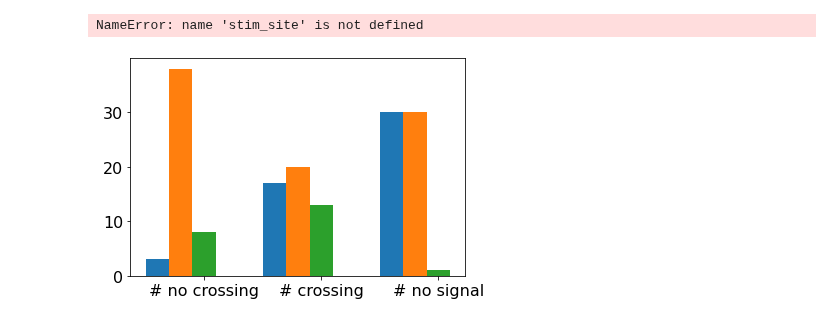
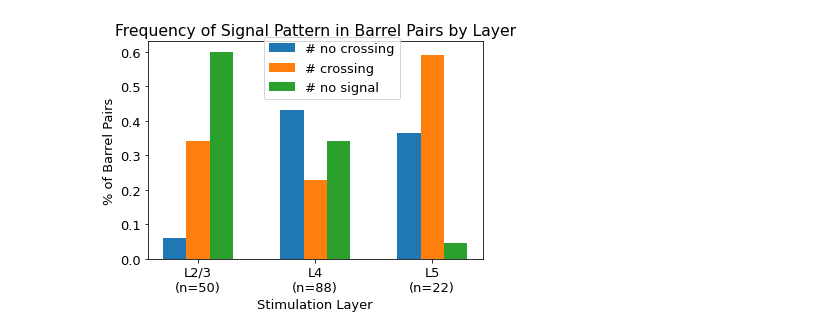
Before and after one commit to john-judge/TSM-to-ZDA, a Jupyter notebook: Figures_June2023.ipynb, the cells around one changed output. Saved outputs shown, nothing was run; the diff lists cells and outputs as text; code cells hidden in the pictures.

```diff
--- a/Figures_June2023.ipynb
+++ b/Figures_June2023.ipynb
@@ -9,38 +9,46 @@ import pandas as pd
 # %%
 data_dir = "C:/Users/jjudge3/Desktop/Data/mm_full_pipeline_targets/"
 
-plt.rcParams.update({'font.size': 16})
+plt.rcParams.update({'font.size': 13})
 #plt.rcParams['figure.figsize'] = [20, 12]
-# %%
-# Results 2/8/23 - 6/9/23
-# in format # no crossing, # crossing, # no signal
-crossing_data = {
-    "L2/3": [3, 17, 30],
-    "L4": [38, 20, 30],
-    "L5": [8, 13, 1]
-}
-
-labels = [x for x in crossing_data.keys()]
-
-# plot this as bars
-plt.clf()
-i = 0
-for layer in crossing_data:
-    x = np.arange(3)
-    plt.bar(x + (i-1) * 0.2,
-            crossing_data[layer],
-            0.2,
-            label=layer,
-            tick_label=['# no crossing', '# crossing', '# no signal'])
-    i += 1
-
-plt.title("")
-plt.xlabel("Layer/Barrel Site")
-plt.ylabel("Latency (ms) / SNR")
-plt.xticks(rotation='vertical')
-plt.legend()
-plt.savefig(data_dir + "results_count_prelim_6-9-23.png")
-plt.show()
-# %% [output]
-NameError: name 'stim_site' is not defined
-[figure, removed]
+# %%
+# Results 2/8/23 - 6/9/23
+# in format # no crossing, # crossing, # no signal; l2/3, L4, L5
+crossing_data = {
+    "# no crossing": [3 / 50, 38 / 88,  8 / 22],
+    '# crossing': [17 / 50,   20 / 88,  13 / 22],
+    '# no signal': [30 / 50,  30 / 88,  1 / 22],
+    #"L2/3": [3, 17, 30],
+    #"L4": [38, 20, 30],
+    #"L5": [8, 13, 1]
+}
+
+labels = [x for x in crossing_data.keys()]
+
+# plot this as bars
+plt.clf()
+i = 0
+for nm in crossing_data:
+    x = np.arange(3)
+    if i == 1:
+        plt.bar(x + (i-1) * 0.2,
+                crossing_data[nm],
+                0.2,
+                label=nm,
+                tick_label=['L2/3\n(n=50)', 'L4\n(n=88)', 'L5\n(n=22)'])
+    else:
+        plt.bar(x + (i-1) * 0.2,
+                crossing_data[nm],
+                0.2,
+                label=nm)
+    i += 1
+
+plt.title("Frequency of Signal Pattern in Barrel Pairs by Layer")
+plt.xlabel("Stimulation Layer")
+plt.ylabel("% of Barrel Pairs")
+#plt.xticks(rotation='vertical')
+plt.legend(bbox_to_anchor=(0.55, 1.05), loc='upper center')
+plt.savefig(data_dir + "results_count_prelim_6-9-23.png")
+plt.show()
+# %% [output]
+[figure, added]
```
Also changed, not shown: parts of 3 cells of this notebook, 1 other file.
